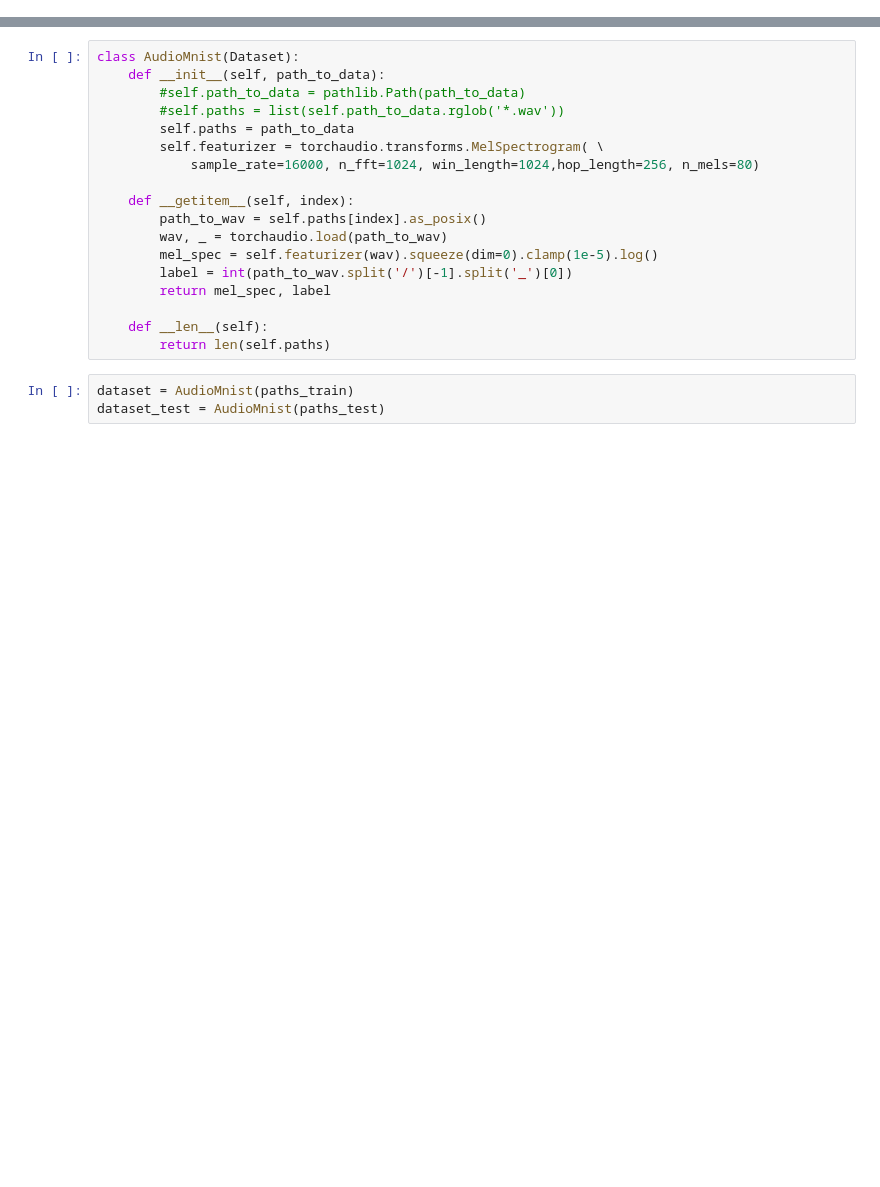
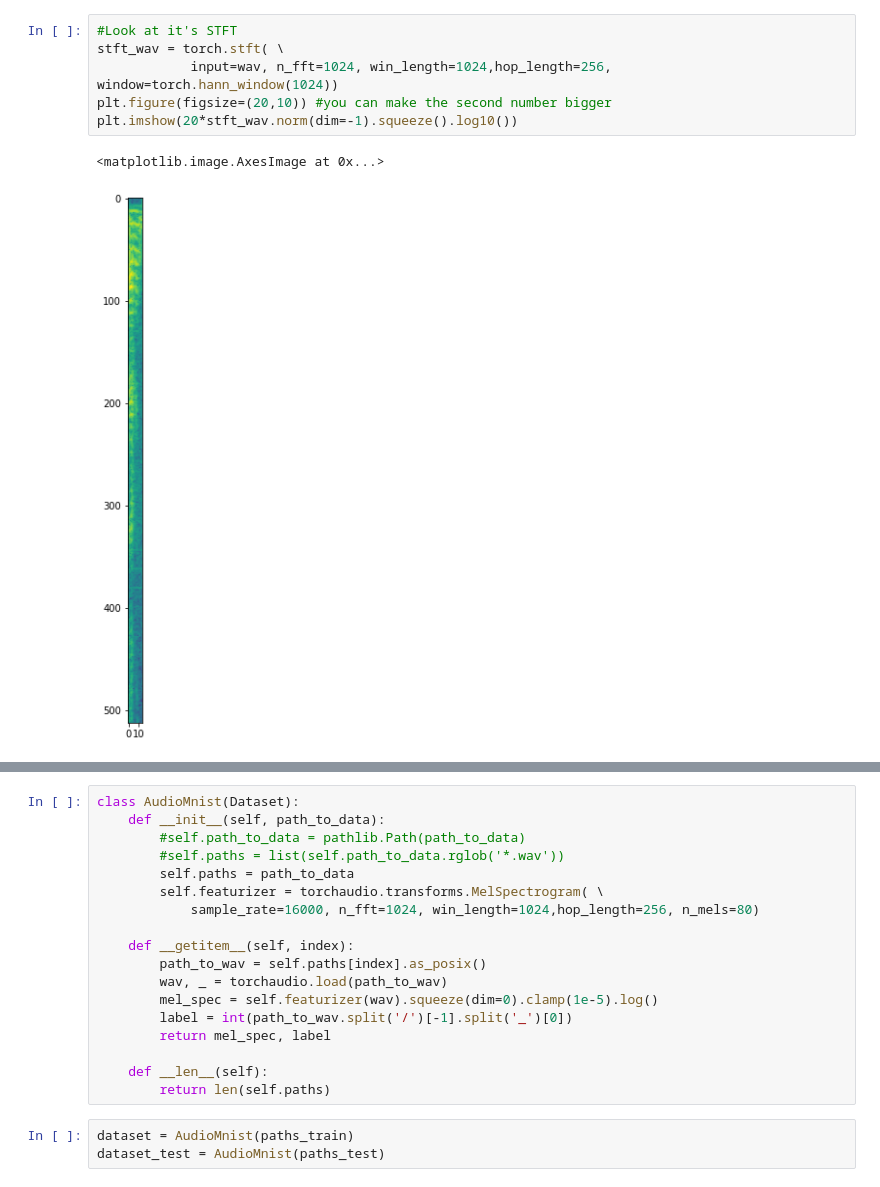
Before and after one commit to anton-selitskiy/NN_Tutorial, a Jupyter notebook: Tutorial3.ipynb, the cells around one changed output, grey strips where cells are left out. Saved outputs shown, nothing was run; the diff lists cells and outputs as text; blank space fills up the shorter version.

```diff
--- a/Tutorial3.ipynb
+++ b/Tutorial3.ipynb
@@ -33,0 +75,9 @@ paths_test = [paths[i] for  i in test_indexes]
+# %%
+#Look at it's STFT
+stft_wav = torch.stft( \
+            input=wav, n_fft=1024, win_length=1024,hop_length=256, window=torch.hann_window(1024))
+plt.figure(figsize=(20,10)) #you can make the second number bigger
+plt.imshow(20*stft_wav.norm(dim=-1).squeeze().log10())
+# %% [output]
+<matplotlib.image.AxesImage at 0x...>
+[figure, added]
```
Also changed, not shown: parts of 57 cells of this notebook.
